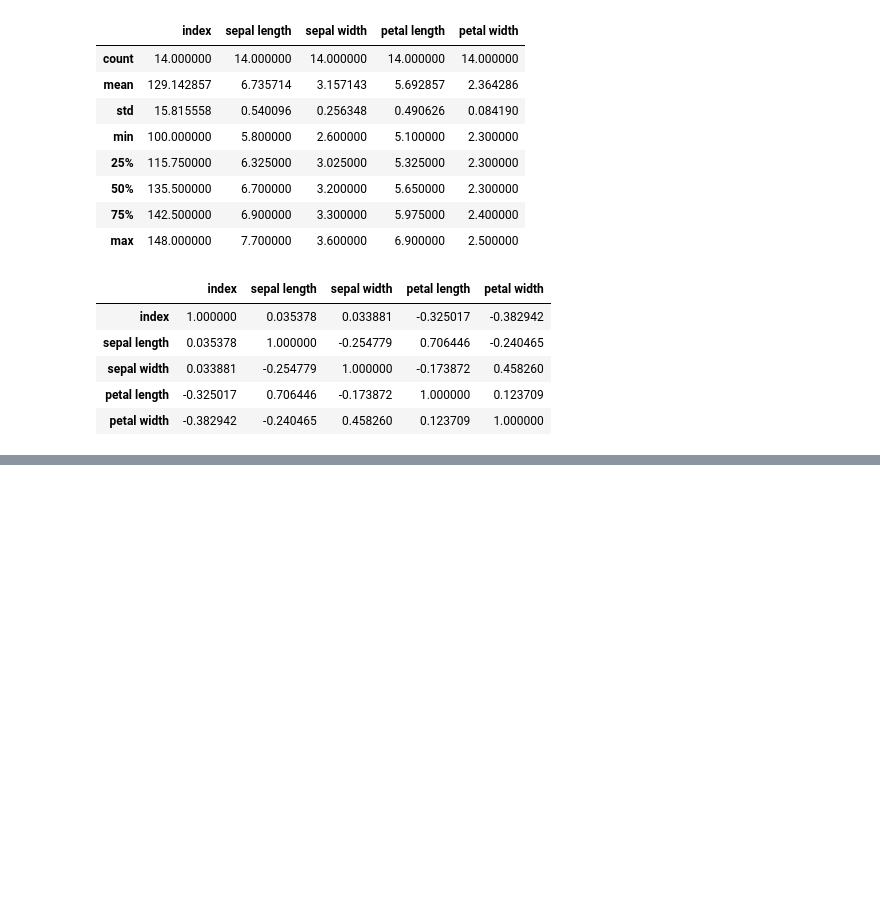
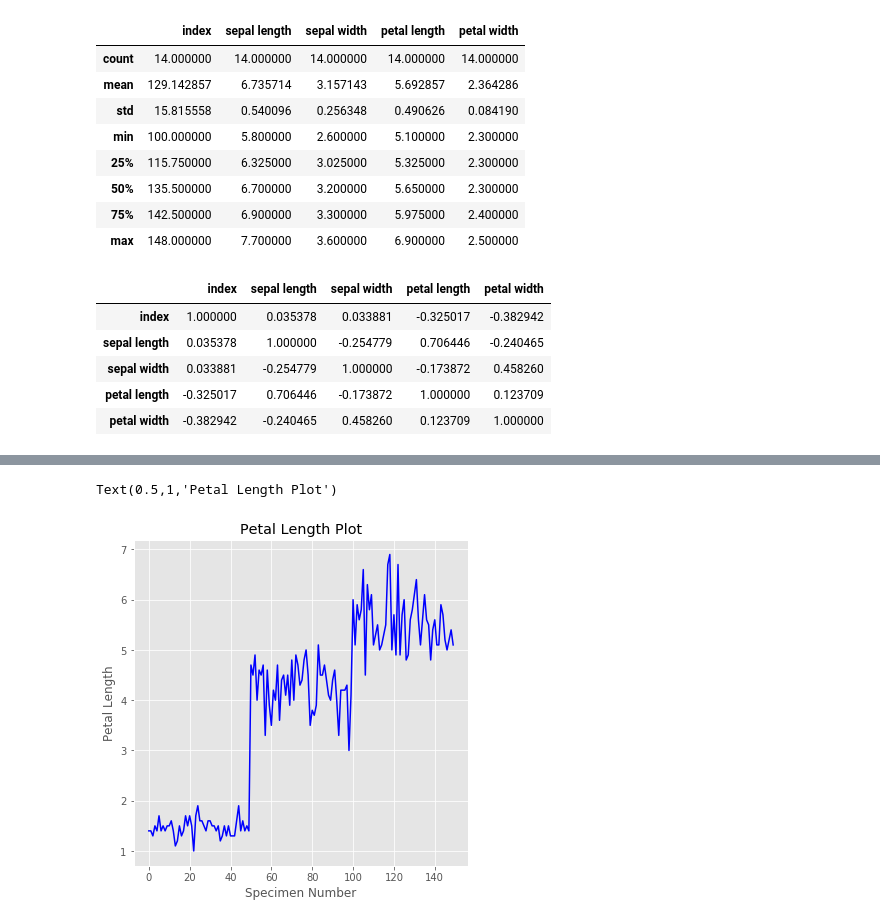
Before and after one commit to gr4vytr0n/blueprints, a Jupyter notebook: inspect_explore/inspect_explore.ipynb, the cells around one changed output, grey strips where cells are left out. Cells and saved outputs as stored; diff of their text form; code cells hidden in the pictures; blank space fills up the shorter version.

```diff
--- a/inspect_explore/inspect_explore.ipynb
+++ b/inspect_explore/inspect_explore.ipynb
@@ -69,0 +91,9 @@ Text(0.5,1.01,'Iris Petal Width')
+# %%
+fig, ax = plt.subplots(figsize=(6,6))
+ax.plot(IRIS_DF['petal length'], color='blue')
+ax.set_xlabel('Specimen Number')
+ax.set_ylabel('Petal Length')
+ax.set_title('Petal Length Plot')
+# %% [output]
+Text(0.5,1,'Petal Length Plot')
+[figure, added]
```
Also changed, not shown: parts of 5 cells of this notebook, 4 other files.
